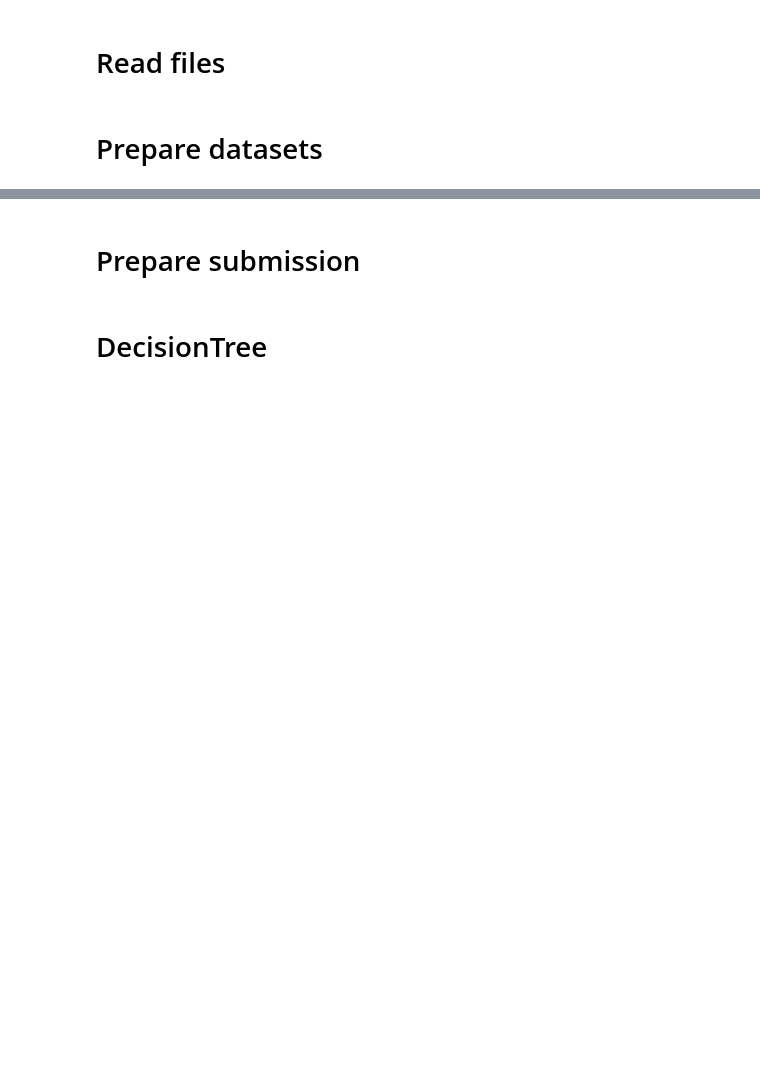
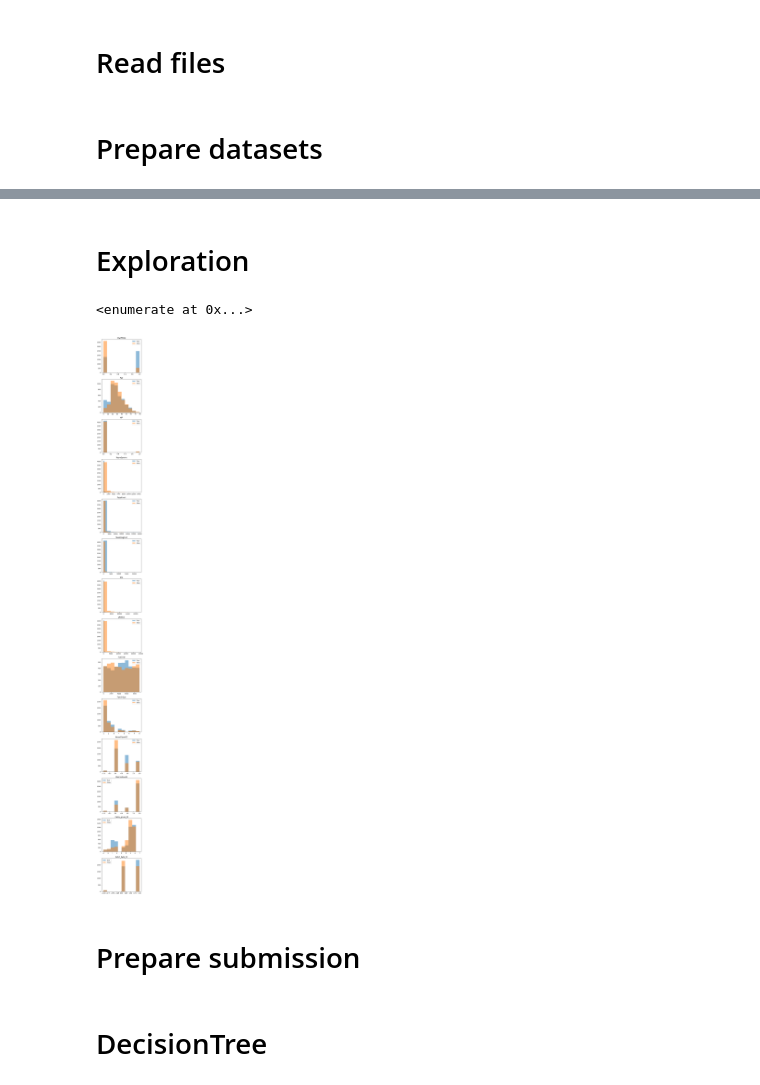
Before and after one commit to Laeryid/ML-examples, a Jupyter notebook: Titanic_prediction.ipynb, the cells around one changed output, grey strips where cells are left out. Saved outputs shown, nothing was run; the diff lists cells and outputs as text; code cells hidden in the pictures; blank space fills up the shorter version.

```diff
--- a/Titanic_prediction.ipynb
+++ b/Titanic_prediction.ipynb
@@ -16,8 +16,8 @@ test_dataset = pd.read_csv("test.csv")
 # %% [markdown]
 # Prepare datasets
 # %%
-train_dataset = train_dataset_labels.drop('Transported', axis = 1)
-train_labels = train_dataset_labels['Transported']
+train_dataset = train_dataset_labels.dropna()
+train_labels = train_dataset['Transported']
 
 train_dataset["FamilyID"] = train_dataset["PassengerId"].str[:4].astype("int")
 train_dataset["FamilySize"] = train_dataset.join(train_dataset.groupby("FamilyID").count()["PassengerId"]
@@ -49,0 +67,21 @@ val_mask[val_indices] = True
+# %% [markdown]
+# Exploration
+# %%
+true_indices = train_labels
+false_indices = train_labels == False
+# %%
+enumerate(training_set.columns)
+# %% [output]
+<enumerate at 0x...>
+# %%
+fig, ax = plt.subplots(training_set.shape[1], figsize=(5, training_set.shape[1]*5))
+
+for row, name in enumerate(training_set.columns):
+
+    plt.subplot(training_set.shape[1], 1, row+1)
+    plt.title(name)
+    ax[row].hist(train_dataset[true_indices][name].astype("float"), alpha=0.5, label="True")
+    ax[row].hist(train_dataset[false_indices][name].astype("float"), alpha=0.5, label="False")
+    plt.legend()
+# %% [output]
+[figure, added]
```
Also changed, not shown: parts of 14 cells of this notebook.
